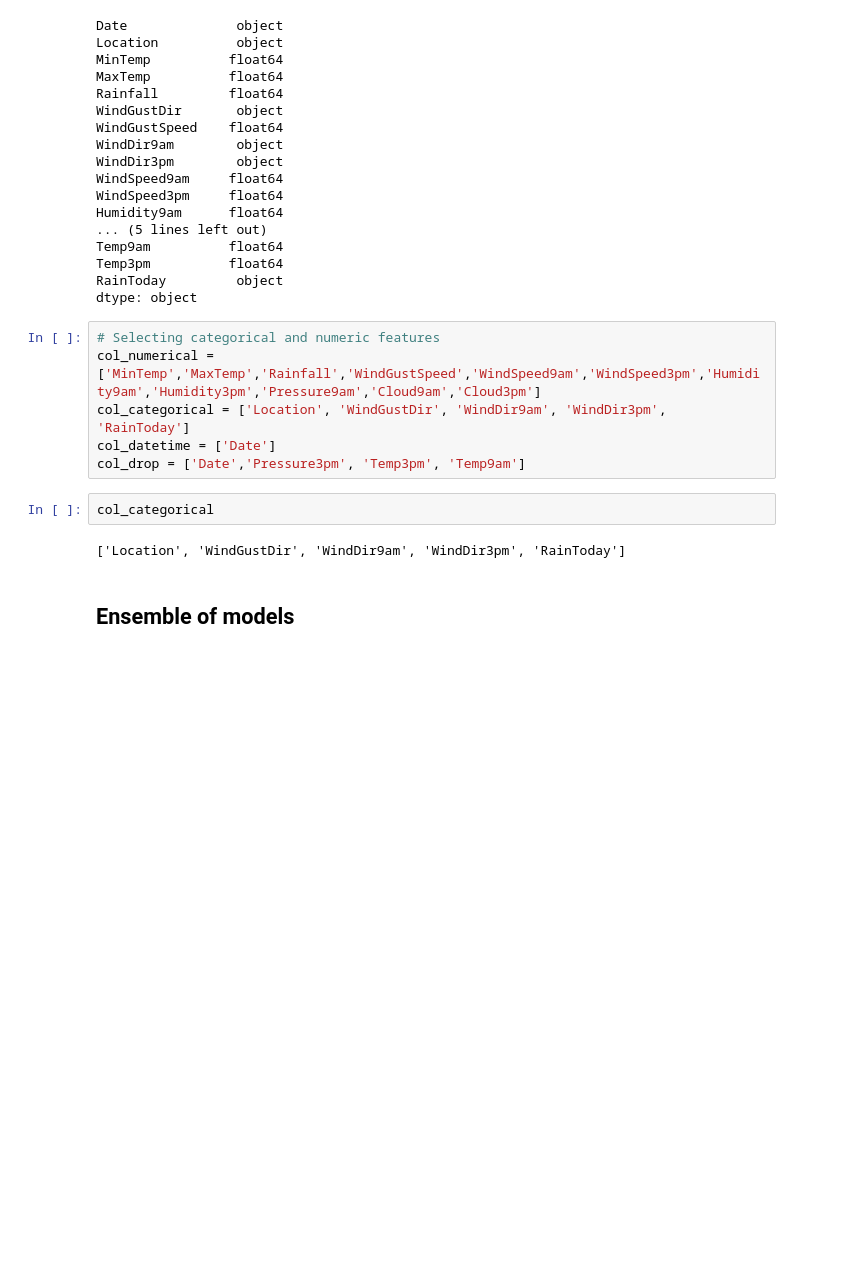
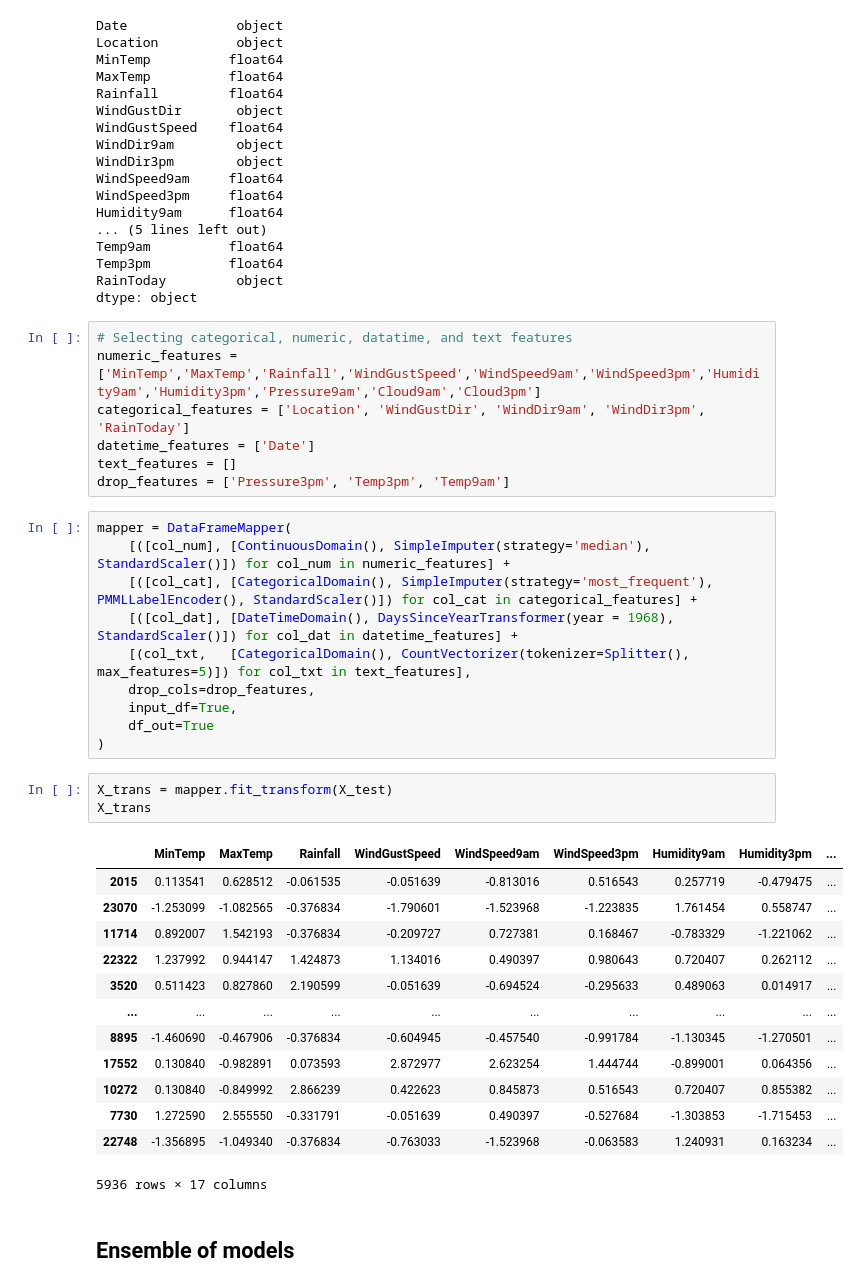
Before and after one commit to elsayedrashed/machine-learning-app, a Jupyter notebook: suppervised-learning/classification-algorithms/binomial-classification/weather-classification-model-training.ipynb, the cells around one changed output. Saved outputs shown, nothing was run; the diff lists cells and outputs as text; blank space fills up the shorter version.

```diff
--- a/suppervised-learning/classification-algorithms/binomial-classification/weather-classification-model-training.ipynb
+++ b/suppervised-learning/classification-algorithms/binomial-classification/weather-classification-model-training.ipynb
@@ -86,15 +84,39 @@ Temp3pm          float64
 RainToday         object
 dtype: object
 # %%
-# Selecting categorical and numeric features
-col_numerical = ['MinTemp','MaxTemp','Rainfall','WindGustSpeed','WindSpeed9am','WindSpeed3pm','Humidity9am','Humidity3pm','Pressure9am','Cloud9am','Cloud3pm']
-col_categorical = ['Location', 'WindGustDir', 'WindDir9am', 'WindDir3pm', 'RainToday']
-col_datetime = ['Date']
-col_drop = ['Date','Pressure3pm', 'Temp3pm', 'Temp9am']
+# Selecting categorical, numeric, datatime, and text features
+numeric_features = ['MinTemp','MaxTemp','Rainfall','WindGustSpeed','WindSpeed9am','WindSpeed3pm','Humidity9am','Humidity3pm','Pressure9am','Cloud9am','Cloud3pm']
+categorical_features = ['Location', 'WindGustDir', 'WindDir9am', 'WindDir3pm', 'RainToday']
+datetime_features = ['Date']
+text_features = []
+drop_features = ['Pressure3pm', 'Temp3pm', 'Temp9am']
-# %%
-col_categorical
-# %% [output]
-['Location', 'WindGustDir', 'WindDir9am', 'WindDir3pm', 'RainToday']
+# %%
+mapper = DataFrameMapper(
+    [([col_num], [ContinuousDomain(), SimpleImputer(strategy='median'), StandardScaler()]) for col_num in numeric_features] +
+    [([col_cat], [CategoricalDomain(), SimpleImputer(strategy='most_frequent'), PMMLLabelEncoder(), StandardScaler()]) for col_cat in categorical_features] +
+    [([col_dat], [DateTimeDomain(), DaysSinceYearTransformer(year = 1968), StandardScaler()]) for col_dat in datetime_features] +
+    [(col_txt,   [CategoricalDomain(), CountVectorizer(tokenizer=Splitter(), max_features=5)]) for col_txt in text_features],
+    drop_cols=drop_features,
+    input_df=True,
+    df_out=True
+)
+# %%
+X_trans = mapper.fit_transform(X_test)
+X_trans
+# %% [output]
+|  | MinTemp | MaxTemp | Rainfall | WindGustSpeed | WindSpeed9am | WindSpeed3pm | Humidity9am | Humidity3pm | ... |
+| 2015 | 0.113541 | 0.628512 | -0.061535 | -0.051639 | -0.813016 | 0.516543 | 0.257719 | -0.479475 | ... |
+| 23070 | -1.253099 | -1.082565 | -0.376834 | -1.790601 | -1.523968 | -1.223835 | 1.761454 | 0.558747 | ... |
+| 11714 | 0.892007 | 1.542193 | -0.376834 | -0.209727 | 0.727381 | 0.168467 | -0.783329 | -1.221062 | ... |
+| 22322 | 1.237992 | 0.944147 | 1.424873 | 1.134016 | 0.490397 | 0.980643 | 0.720407 | 0.262112 | ... |
+| 3520 | 0.511423 | 0.827860 | 2.190599 | -0.051639 | -0.694524 | -0.295633 | 0.489063 | 0.014917 | ... |
+| ... | ... | ... | ... | ... | ... | ... | ... | ... | ... |
+| 8895 | -1.460690 | -0.467906 | -0.376834 | -0.604945 | -0.457540 | -0.991784 | -1.130345 | -1.270501 | ... |
+| 17552 | 0.130840 | -0.982891 | 0.073593 | 2.872977 | 2.623254 | 1.444744 | -0.899001 | 0.064356 | ... |
+| 10272 | 0.130840 | -0.849992 | 2.866239 | 0.422623 | 0.845873 | 0.516543 | 0.720407 | 0.855382 | ... |
+| 7730 | 1.272590 | 2.555550 | -0.331791 | -0.051639 | 0.490397 | -0.527684 | -1.303853 | -1.715453 | ... |
+| 22748 | -1.356895 | -1.049340 | -0.376834 | -0.763033 | -1.523968 | -0.063583 | 1.240931 | 0.163234 | ... |
+5936 rows × 17 columns
 # %% [markdown]
 ## Ensemble of models
 # %%
```
Also changed, not shown: parts of 19 cells of this notebook.
